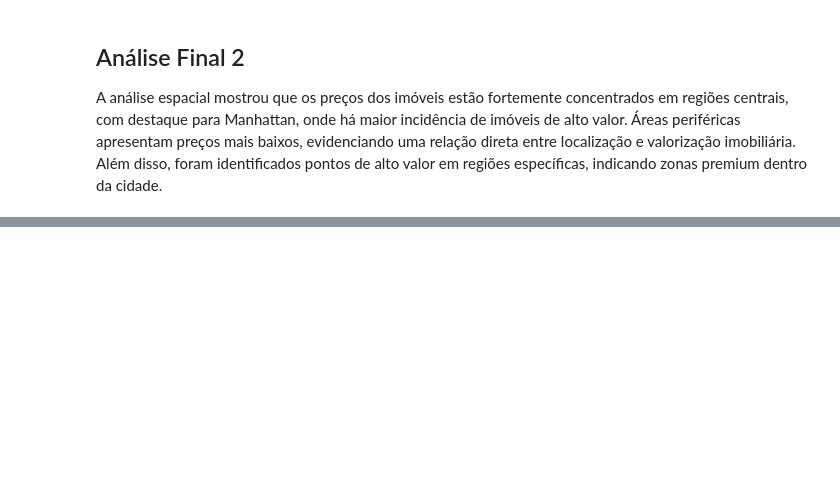
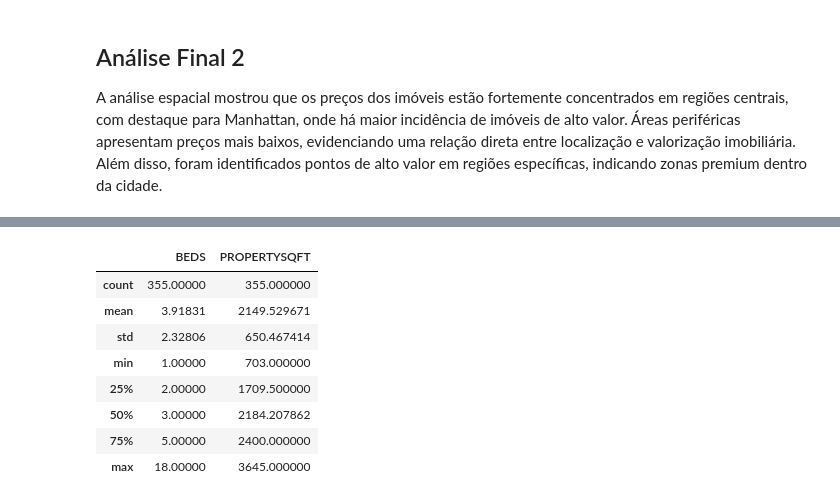
Before and after one commit to DaviSanttos/trabalho-analise-de-dados, a Jupyter notebook: mercadoimoniliario_ny_v1.ipynb, the cells around one changed output, grey strips where cells are left out. Drawn from its saved outputs; the diff is of its cells as text; code cells hidden in the pictures; blank space fills up the shorter version.

Commit message:
finalizando as análises

```diff
--- a/mercadoimoniliario_ny_v1.ipynb
+++ b/mercadoimoniliario_ny_v1.ipynb
@@ -382,0 +417,3 @@ A análise espacial mostrou que os preços dos imóveis estão fortemente concen
+# %%
+limite = df_final['PRICE'].quantile(0.90)
+df_luxo = df_final[df_final['PRICE'] >= limite]
@@ -382,0 +443,12 @@ A análise espacial mostrou que os preços dos imóveis estão fortemente concen
+# %%
+df_luxo[['BEDS', 'PROPERTYSQFT']].describe()
+# %% [output]
+|  | BEDS | PROPERTYSQFT |
+| count | 355.00000 | 355.000000 |
+| mean | 3.91831 | 2149.529671 |
+| std | 2.32806 | 650.467414 |
+| min | 1.00000 | 703.000000 |
+| 25% | 2.00000 | 1709.500000 |
+| 50% | 3.00000 | 2184.207862 |
+| 75% | 5.00000 | 2400.000000 |
+| max | 18.00000 | 3645.000000 |
```
Also changed, not shown: parts of 9 cells of this notebook.
